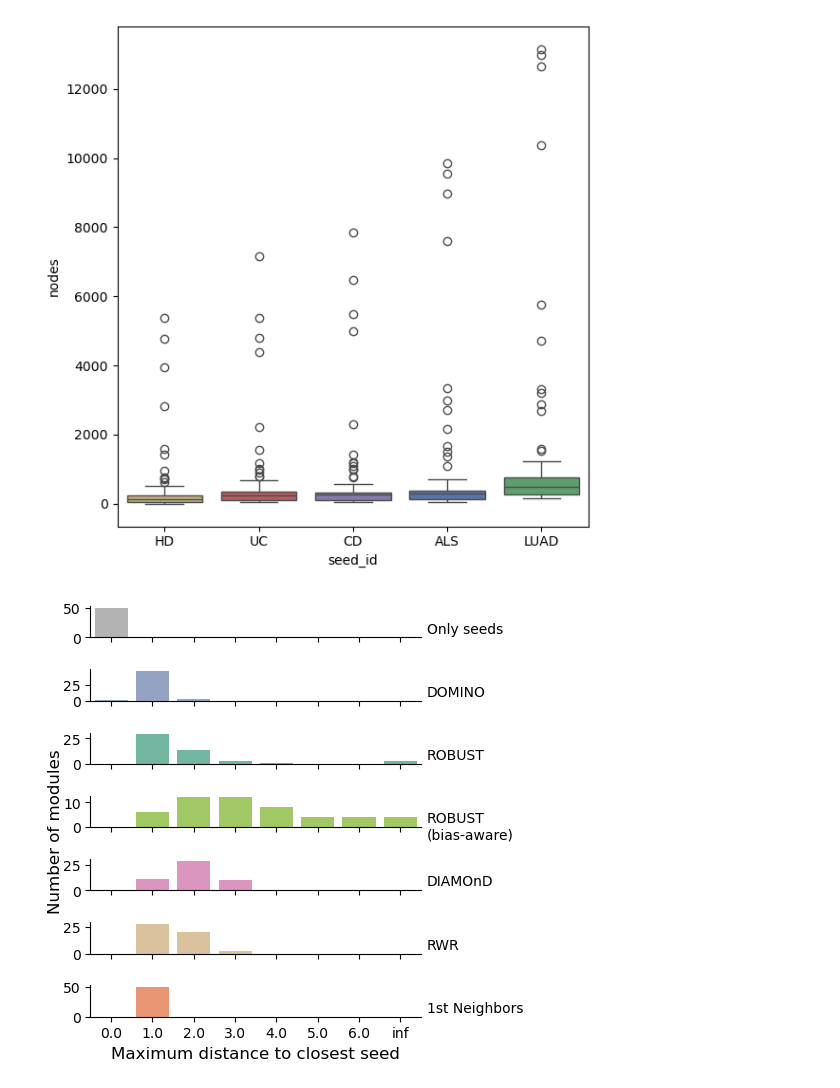
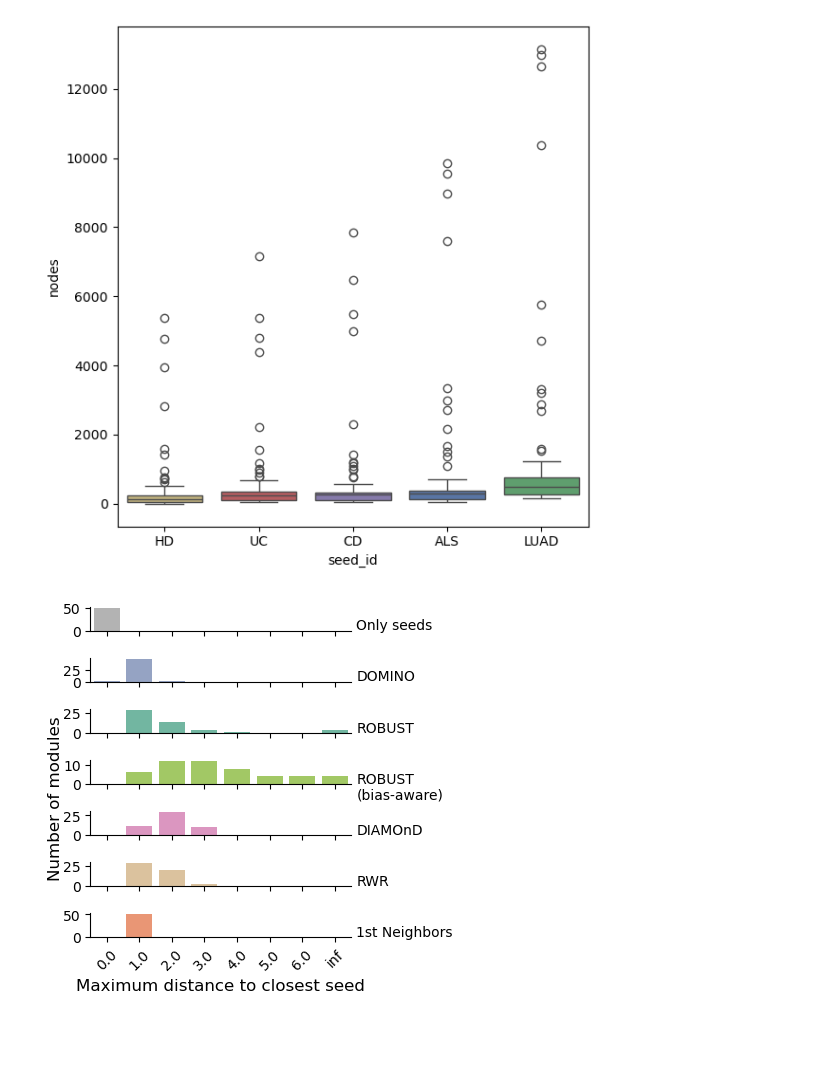
Before and after one commit to REPO4EU/modulediscovery_demonstration, a Jupyter notebook: src/04_visualize_module_topology.ipynb, the cells around one changed output. Cells and saved outputs as stored; diff of their text form; code cells hidden in the pictures; blank space fills up the shorter version.

Commit message:
created topology paper figures

```diff
--- a/src/04_visualize_module_topology.ipynb
+++ b/src/04_visualize_module_topology.ipynb
@@ -46,7 +46,7 @@ total = sum(n_categories.values())
 # creat one subplot for each group
 fig, axes = plt.subplots(
     1, len(groups),
-    figsize=(6, 6),
+    figsize=(3.5, 3.5),
     gridspec_kw={"width_ratios": [n_categories[g] for g in groups]}
 )
 
@@ -65,7 +65,7 @@ for ax, group in zip(axes, groups):
     )
     ax.set_xlabel("")
     for label in ax.get_xticklabels():
-        label.set_rotation(45)
+        label.set_rotation(90)
 
     # remove spines
     ax.spines["right"].set_visible(False)
@@ -201,32 +201,38 @@ plt.show()
 # %%
 
 # Faceted countplot
 g = sns.catplot(
     data=df,
     x="max_dist_to_seed",
     col=None,
     row_order=amim_meta_df.label,
     row="amim",
     kind="count",
     hue="amim",
     hue_order=amim_meta_df.label,
     palette=dict(zip(amim_meta_df.label, amim_meta_df.color)),
-    height=0.7,                      # Adjust height per facet
+    height=0.6,                      # Adjust height per facet
     aspect=7,                        # Adjust aspect ratio
     sharey=False,                  # Do not share y-axis
     legend=False,                  # Disable legend
 )
+
+# rotate x-axis labels to 45 degrees
+for ax in g.axes.flat:
+    for label in ax.get_xticklabels():
+        label.set_rotation(45)
+
 
 g.set_titles(col_template="", row_template="")
 g.set_xlabels("Maximum distance to closest seed", fontsize=12)
 for ax, row_val in zip(g.axes.flat, amim_meta_df.label):
     ax.set_ylabel(f"{row_val}", rotation=0, ha="left", va="center")
     ax.yaxis.set_label_position("right")
 g.figure.text(0, 0.5, "Number of modules", va='center', rotation='vertical', fontsize=12)
 
 plt.tight_layout()
 save_figure(plt.gcf(), f"{prefix}_max_dist_to_seed")
 plt.show()
 # %% [output]
-[figure, old version]
+[figure, new version]
 # %%
```
Also changed, not shown: parts of 5 cells of this notebook, 16 other files.
